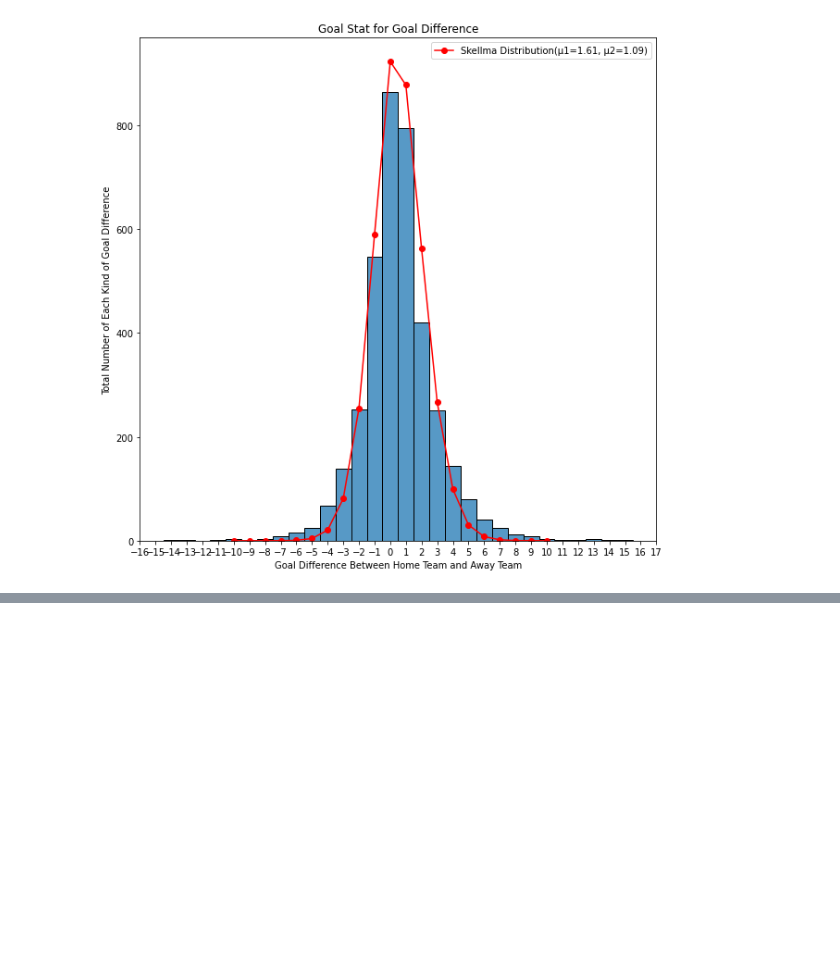
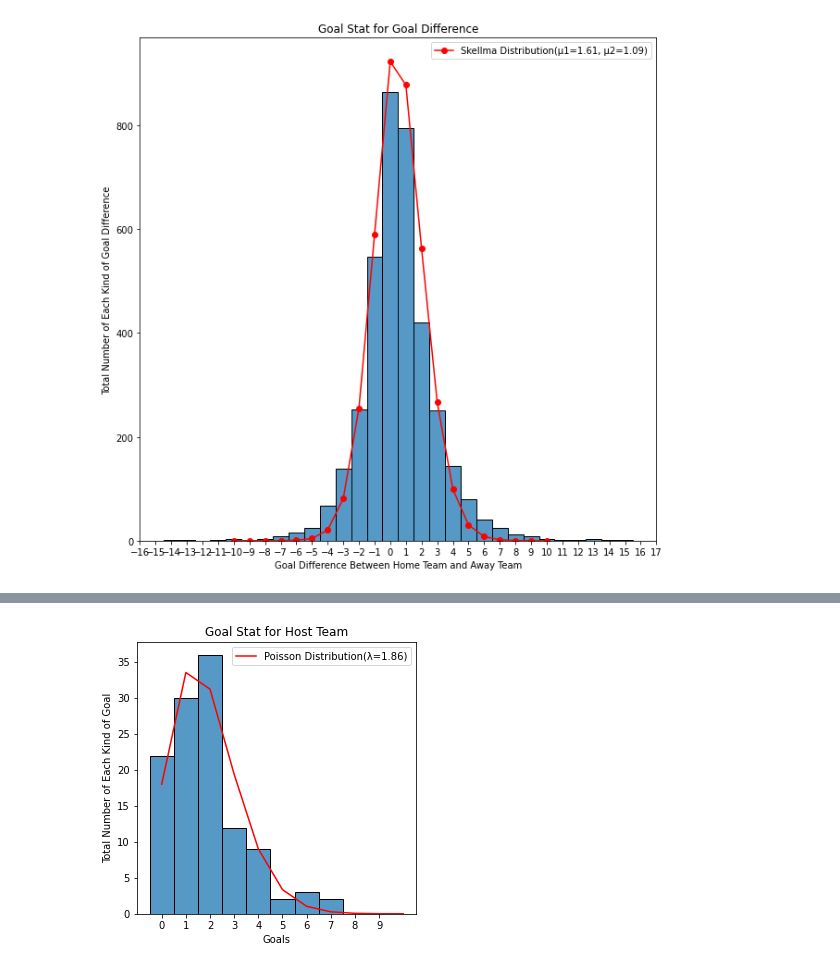
Before and after one commit to bw98/info6105final, a Jupyter notebook: worldcup_qualifications_preprocessing.ipynb, the cells around one changed output, grey strips where cells are left out. Cells and saved outputs as stored; diff of their text form; code cells hidden in the pictures; blank space fills up the shorter version.

```diff
--- a/worldcup_qualifications_preprocessing.ipynb
+++ b/worldcup_qualifications_preprocessing.ipynb
@@ -244,0 +316,20 @@ plt.show()
+# %%
+def parse_worldcup_host(file_path="data/worldcupdata.txt"):
+    data = list()
+    with open(file_path, mode='r', encoding='utf-8') as f:
+        skip_start_line = 3
+        for line in islice(f, skip_start_line, None):
+            fields = line.strip().split('\t')
+            data.append(fields)
+
+    return data
+# %%
+acr_record_worldcup_host = parse_worldcup_host()
+
+
+acr_record_field_name = ['date', 'home_team', 'away_team', 'home_score', 'away_score', 'tournament', 'city', 'country', 'neutral', 'winner']
+
+acr_df_worldcup_host = pd.DataFrame(acr_record_worldcup_host, columns =acr_record_field_name)
+acr_df_worldcup_host['home_score'] = acr_df_worldcup_host['home_score'].astype(int)
+acr_df_worldcup_host['away_score'] = acr_df_worldcup_host['away_score'].astype(int)
+print(acr_df_worldcup_host)
@@ -244,0 +354,4 @@ plt.show()
+# %%
+score_upperbound_worldcup_host = 10
+print(acr_df_worldcup_host[acr_df_worldcup_host['home_score'] < score_upperbound_worldcup_host])
+print(acr_df_worldcup_host[acr_df_worldcup_host['away_score'] < score_upperbound_worldcup_host])
@@ -244,0 +388,20 @@ plt.show()
+# %%
+plt.figure(figsize=(5, 5))
+
+x = list(range(0, score_upperbound_worldcup_host, 1))
+y = list(acr_df_worldcup_host['home_score'])
+
+sns.histplot(data=y, discrete=True)
+plt.xticks(x)
+plt.xticks(np.arange(0, score_upperbound_worldcup_host, 1))
+plt.title('Goal Stat for Host Team')
+plt.ylabel('Total Number of Each Kind of Goal')
+plt.xlabel('Goals')
+
+lambda_home = acr_df_worldcup_host['home_score'].mean()
+plt.plot(np.arange(score_upperbound_worldcup_host + 1), poisson.pmf(np.arange(0, score_upperbound_worldcup_host + 1, 1), lambda_home)*acr_df_worldcup_host.shape[0], label="Poisson Distribution(λ={:.2f})".format(lambda_home), color="red")
+
+plt.legend()
+plt.show()
+# %% [output]
+[figure, added]
```
Also changed, not shown: parts of 28 cells of this notebook.
